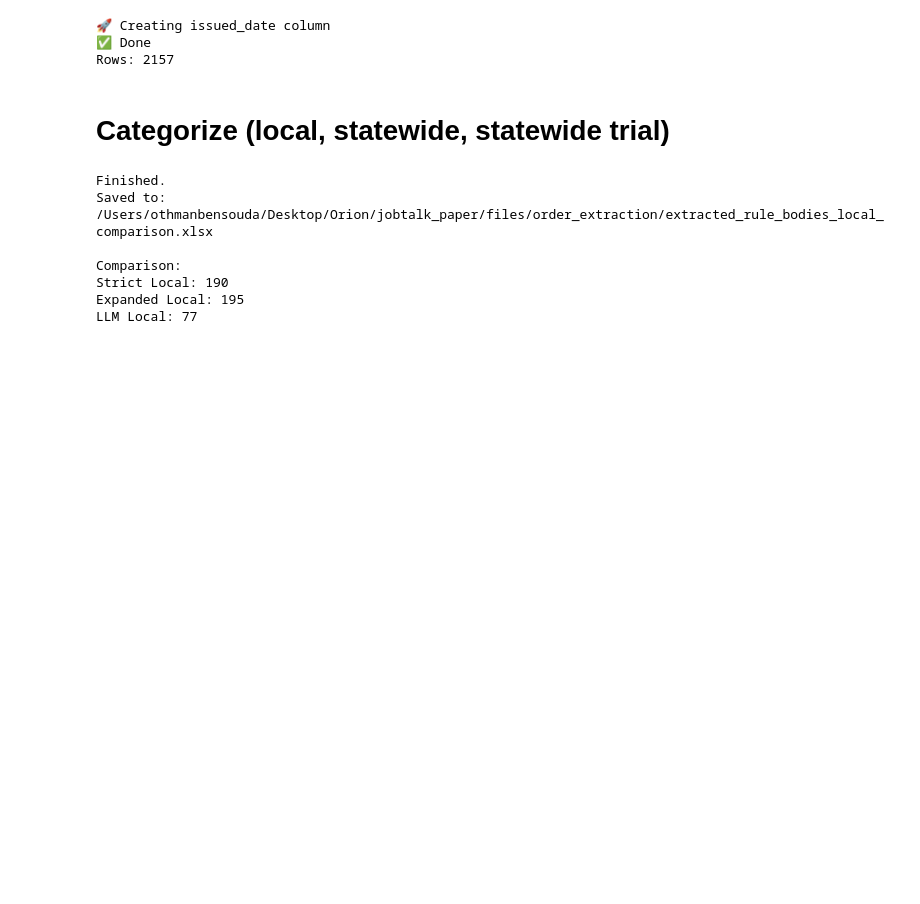
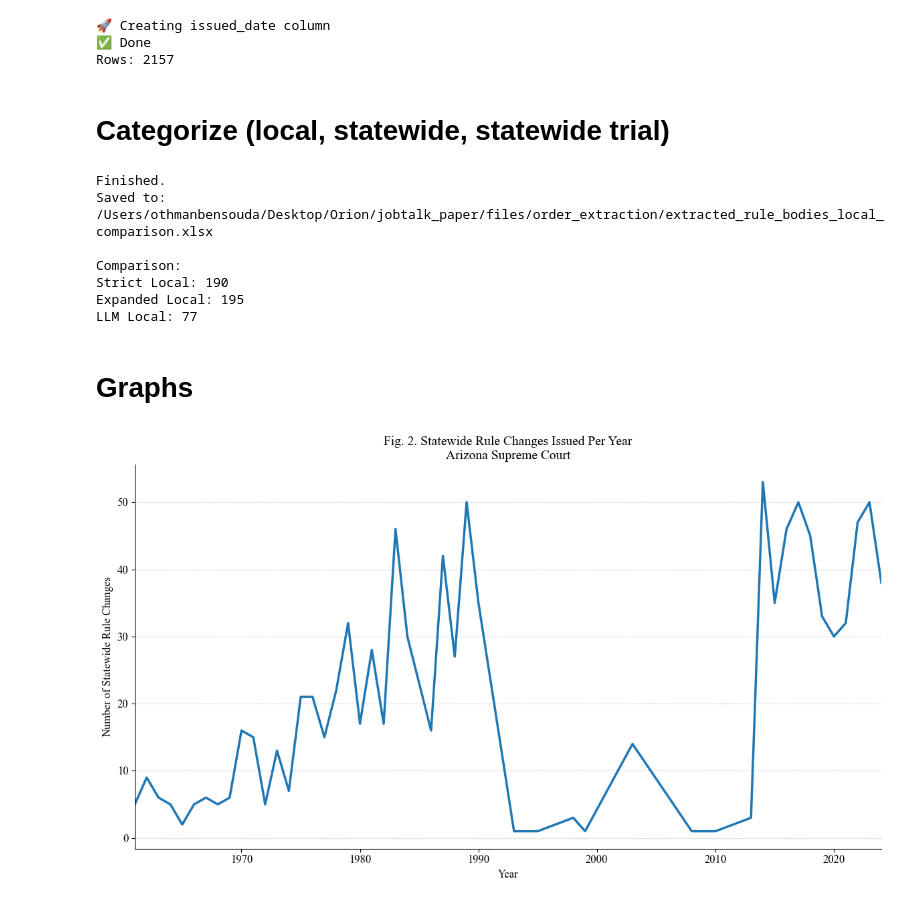
Before and after one commit to OthmanBensoudaKoraichi/Tailored-Procedures, a Jupyter notebook: code/blackbook_rules_processing.ipynb, the cells around one changed output. Saved outputs shown, nothing was run; the diff lists cells and outputs as text; code cells hidden in the pictures; blank space fills up the shorter version.

```diff
--- a/code/blackbook_rules_processing.ipynb
+++ b/code/blackbook_rules_processing.ipynb
@@ -641,3 +702,76 @@ Comparison:
 Strict Local: 190
 Expanded Local: 195
 LLM Local: 77
+# %% [markdown]
+# Graphs
+# %%
+import pandas as pd
+import matplotlib.pyplot as plt
+from pathlib import Path
+
+# ============================================================
+# LOAD DATA
+# ============================================================
+
+BASE_DIR = Path.cwd().parent
+file_path = BASE_DIR / "files" / "order_extraction" / "extracted_rule_bodies_llm_regex.xlsx"
+
+df = pd.read_excel(file_path)
+
+# Ensure issued_year exists
+if "issued_year" not in df.columns:
+    df["issued_year"] = pd.to_datetime(
+        df["issued_date"], errors="coerce"
+    ).dt.year
+
+# Keep years 1961+
+df = df[df["issued_year"] >= 1961]
+
+# ============================================================
+# FILTER: STATEWIDE (REGEX CLASSIFICATION)
+# ============================================================
+
+statewide = df[df["Local Rule (Expanded)"] == 0]
+
+yearly_counts = (
+    statewide
+    .groupby("issued_year")
+    .size()
+    .sort_index()
+)
+
+# ============================================================
+# PLOT
+# ============================================================
+
+plt.rcParams.update({
+    "font.family": "Times New Roman",
+    "font.size": 12,
+})
+
+fig, ax = plt.subplots(figsize=(12, 7))
+
+ax.plot(
+    yearly_counts.index,
+    yearly_counts.values,
+    linewidth=2.5
+)
+
+ax.set_title(
+    "Fig. 2. Statewide Rule Changes Issued Per Year\nArizona Supreme Court",
+    fontsize=14
+)
+
+ax.set_xlabel("Year")
+ax.set_ylabel("Number of Statewide Rule Changes")
+
+ax.set_xlim(1961, yearly_counts.index.max())
+ax.grid(axis="y", linestyle="--", alpha=0.5)
+
+ax.spines["top"].set_visible(False)
+ax.spines["right"].set_visible(False)
+
+plt.tight_layout()
+plt.show()
+# %% [output]
+[figure, added]
```
Also changed, not shown: parts of 2 cells of this notebook, 1 other file.
